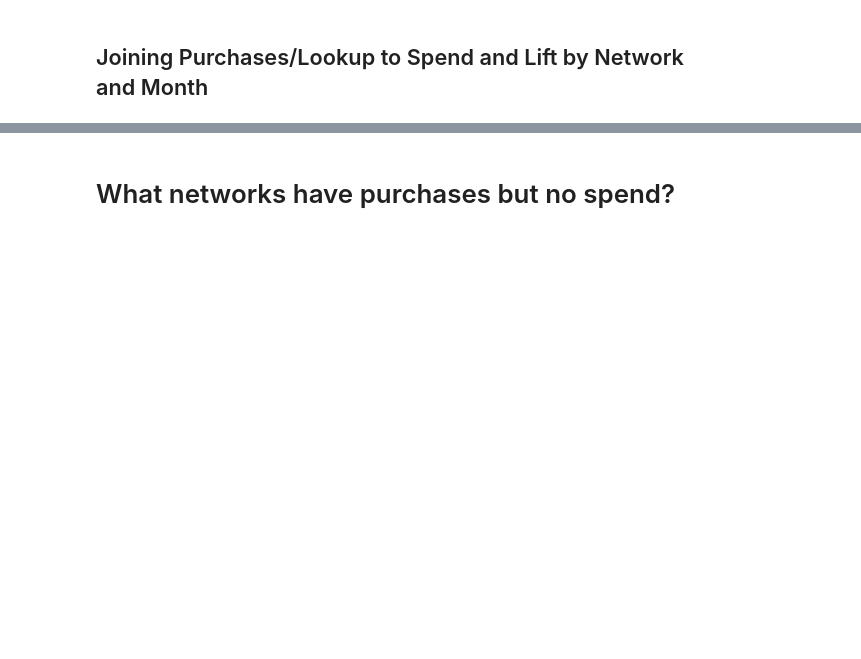
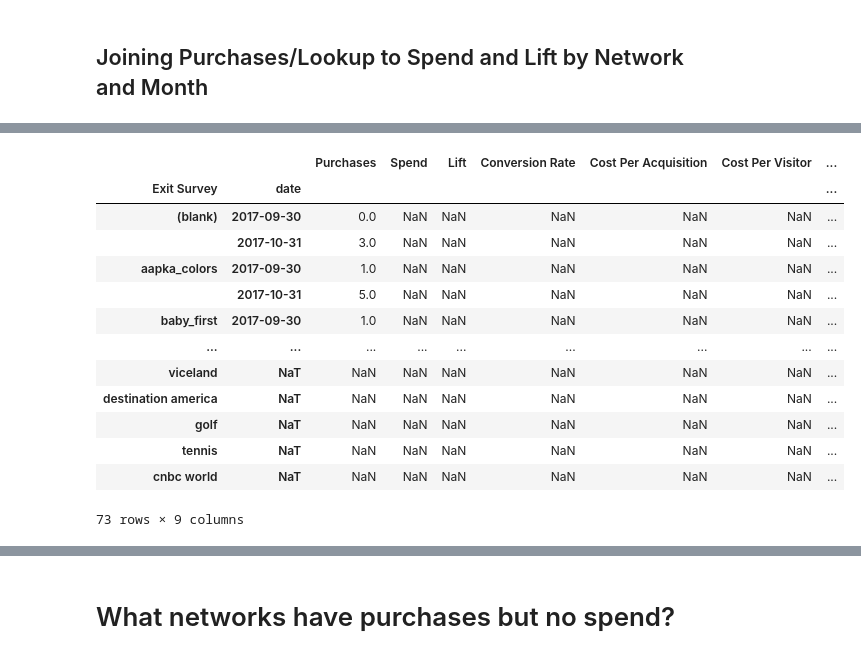
Before and after one commit to papir805/telepulse_ad_campaign_report, a Jupyter notebook: takehome_quiz_answers.ipynb, the cells around one changed output, grey strips where cells are left out. Drawn from its saved outputs; the diff is of its cells as text; code cells hidden in the pictures; blank space fills up the shorter version.

```diff
--- a/takehome_quiz_answers.ipynb
+++ b/takehome_quiz_answers.ipynb
@@ -295,8 +295,8 @@ lookup_data.shape
 # purchase_grouped = purchase_data_by_month.join(lookup_data, how='right')
 # purchase_grouped
 # %%
-test = lookup_data.merge(right=purchase_data_by_month, left_on='Exit Survey', right_on='Source', how='left').set_index(['Exit Survey', 'date'])
-test
+by_month_tbl = lookup_data.merge(right=purchase_data_by_month, left_on='Exit Survey', right_on='Source', how='left').set_index(['Exit Survey', 'date'])
+by_month_tbl
 # %% [output]
 |  |  | Airings | Source | Purchases |
 | Exit Survey | date |  |  |  |
@@ -349,5 +386,8 @@ airings_spend_lift_grouped
 # %% [markdown]
 ## Joining Purchases/Lookup to Spend and Lift by Network and Month
 # %%
-month_and_network_grouped = purchase_grouped.reset_index().merge(right=airings_spend_lift_grouped.reset_index(), left_on=['Airings', 'date'], right_on=['Network', 'Date/Time ET'], how='left')
-month_and_network_grouped
+# month_and_network_grouped = purchase_grouped.reset_index().merge(right=airings_spend_lift_grouped.reset_index(), left_on=['Airings', 'date'], right_on=['Network', 'Date/Time ET'], how='left')
+# month_and_network_grouped
+
+new_tbl = by_month_tbl.reset_index().merge(right=airings_spend_lift_grouped.reset_index(), left_on=['Airings', 'date'], right_on=['Network', 'Date/Time ET'], how='left')
+new_tbl.head()
@@ -354,3 +405,6 @@ month_and_network_grouped
 # %%
-month_and_network_grouped= month_and_network_grouped.set_index(['Source', 'date']).drop(labels=['Airings', 'Network', 'Date/Time ET'], axis=1)
-month_and_network_grouped
+# month_and_network_grouped= month_and_network_grouped.set_index(['Source', 'date']).drop(labels=['Airings', 'Network', 'Date/Time ET'], axis=1)
+# month_and_network_grouped
+
+new_tbl = new_tbl.set_index(['Exit Survey', 'date']).drop(labels=['Airings', 'Network', 'Date/Time ET', 'Source'], axis=1)
+new_tbl
@@ -358,0 +450,23 @@ month_and_network_grouped.shape
+# %%
+new_tbl['Conversion Rate'] = new_tbl['Purchases'] / new_tbl['Lift'] * 100
+new_tbl['Cost Per Acquisition'] = new_tbl['Spend'] / new_tbl['Purchases']
+new_tbl['Cost Per Visitor'] = new_tbl['Spend'] / new_tbl['Lift']
+new_tbl['Percent of Purchases'] = new_tbl['Purchases'] / sum(new_tbl['Purchases'].fillna(0)) * 100
+new_tbl['Percent of Spend'] = new_tbl['Spend'] / sum(new_tbl['Spend'].fillna(0)) * 100
+new_tbl['Percent Pur > Percent Spend'] = new_tbl['Percent of Purchases'] > new_tbl['Percent of Spend']
+new_tbl
+# %% [output]
+|  |  | Purchases | Spend | Lift | Conversion Rate | Cost Per Acquisition | Cost Per Visitor | ... |
+| Exit Survey | date |  |  |  |  |  |  | ... |
+| (blank) | 2017-09-30 | 0.0 | NaN | NaN | NaN | NaN | NaN | ... |
+|  | 2017-10-31 | 3.0 | NaN | NaN | NaN | NaN | NaN | ... |
+| aapka_colors | 2017-09-30 | 1.0 | NaN | NaN | NaN | NaN | NaN | ... |
+|  | 2017-10-31 | 5.0 | NaN | NaN | NaN | NaN | NaN | ... |
+| baby_first | 2017-09-30 | 1.0 | NaN | NaN | NaN | NaN | NaN | ... |
+| ... | ... | ... | ... | ... | ... | ... | ... | ... |
+| viceland | NaT | NaN | NaN | NaN | NaN | NaN | NaN | ... |
+| destination america | NaT | NaN | NaN | NaN | NaN | NaN | NaN | ... |
+| golf | NaT | NaN | NaN | NaN | NaN | NaN | NaN | ... |
+| tennis | NaT | NaN | NaN | NaN | NaN | NaN | NaN | ... |
+| cnbc world | NaT | NaN | NaN | NaN | NaN | NaN | NaN | ... |
+73 rows × 9 columns
```
Also changed, not shown: parts of 12 cells of this notebook, 2 other files.
